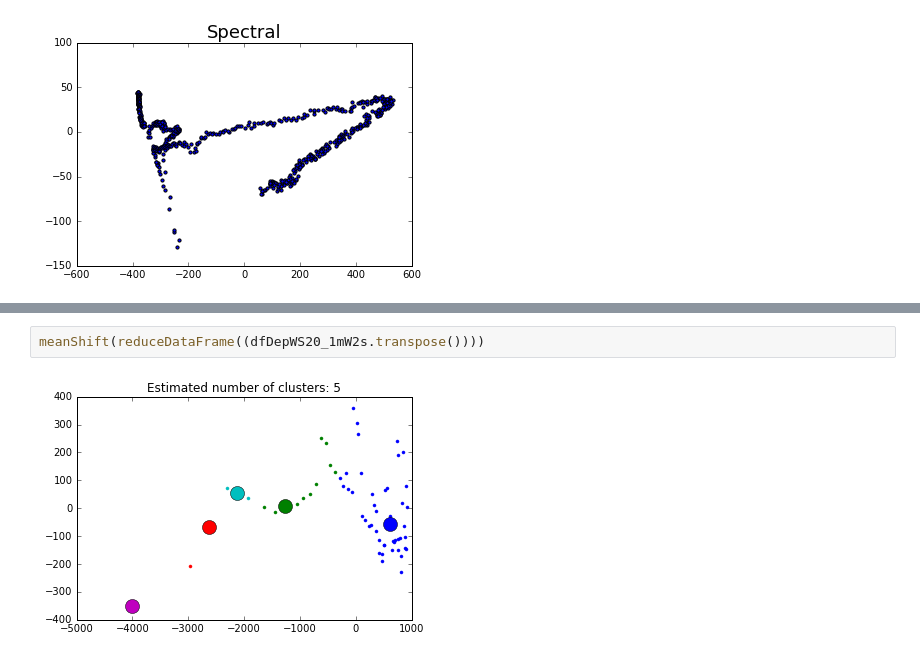
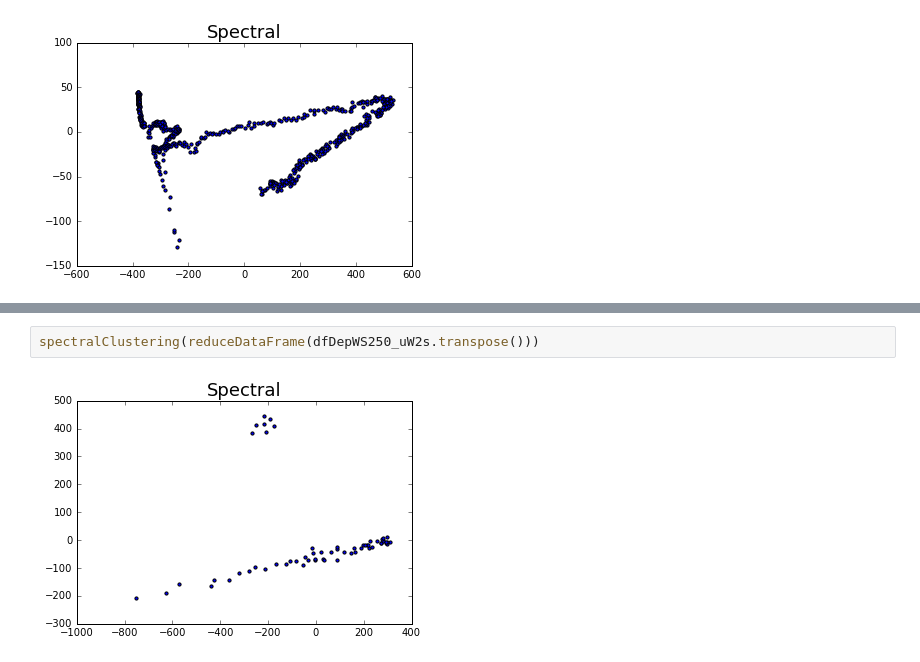
Before and after one commit to cito125/Elementary-Quantum-Computations, a Jupyter notebook: ExploratoryDataAnalysis.ipynb, the cells around one changed output, grey strips where cells are left out. Drawn from its saved outputs; the diff is of its cells as text.

```diff
--- a/ExploratoryDataAnalysis.ipynb
+++ b/ExploratoryDataAnalysis.ipynb
@@ -434,4 +633,4 @@ spectralClustering(reduceDataFrame(dfDepWS250_uW2s))
 # %%
-meanShift(reduceDataFrame((dfDepWS20_1mW2s.transpose())))
+spectralClustering(reduceDataFrame(dfDepWS250_uW2s.transpose()))
 # %% [output]
-[figure, old version]
+[figure, new version]
```
Also changed, not shown: parts of 68 cells of this notebook.
